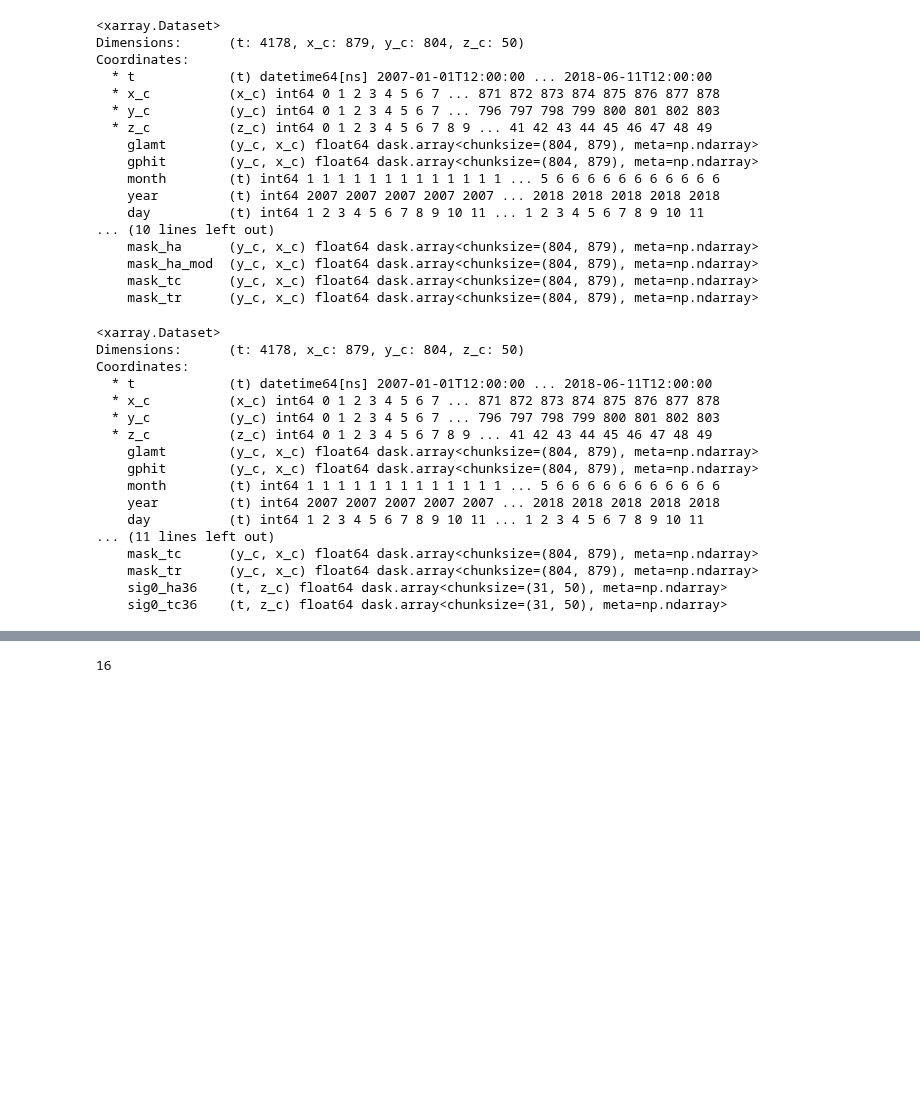
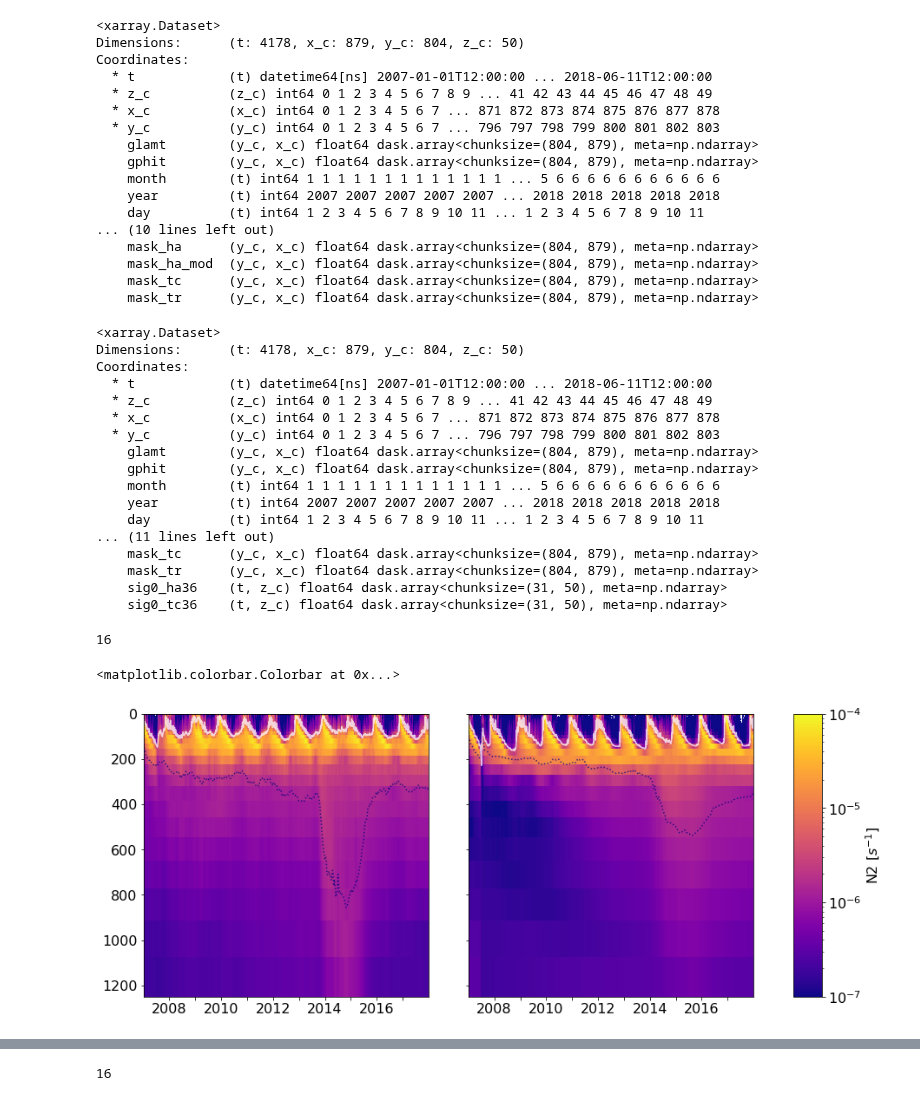
Before and after one commit to bguelk/JGR_2023_MaudRise, a Jupyter notebook: plot_figures/Untitled.ipynb, the cells around one changed output, grey strips where cells are left out. Drawn from its saved outputs; the diff is of its cells as text; code cells hidden in the pictures; blank space fills up the shorter version.

```diff
--- a/plot_figures/Untitled.ipynb
+++ b/plot_figures/Untitled.ipynb
@@ -25,7 +24,7 @@ rd=60
 dt=86400
 # %%
 # THIS is just a quick draft for plotting , DOUBLE CHECK DEPTH!!
-ds1=xr.open_mfdataset(path+'*_m36.nc',chunks={'t':60})
+ds1=xr.open_mfdataset(path+'*mean*_m36.nc',chunks={'t':60})
 ds2=xr.open_mfdataset('../../MAUD_RISE_config/maud_v4/m36_ke2/mld*_m36.nc',chunks={'t':60})
 ds3=xr.open_mfdataset('../../MAUD_RISE_config/maud_v4/m36_ke2/sic*_m36.nc',chunks={'t':60})
 ds4=xr.open_mfdataset('../../MAUD_RISE_config/maud_v4/m36_ke2/sit*_m36.nc',chunks={'t':60})
@@ -55,9 +54,9 @@ ds36
 Dimensions:      (t: 4178, x_c: 879, y_c: 804, z_c: 50)
 Coordinates:
   * t            (t) datetime64[ns] 2007-01-01T12:00:00 ... 2018-06-11T12:00:00
+  * z_c          (z_c) int64 0 1 2 3 4 5 6 7 8 9 ... 41 42 43 44 45 46 47 48 49
   * x_c          (x_c) int64 0 1 2 3 4 5 6 7 ... 871 872 873 874 875 876 877 878
   * y_c          (y_c) int64 0 1 2 3 4 5 6 7 ... 796 797 798 799 800 801 802 803
-  * z_c          (z_c) int64 0 1 2 3 4 5 6 7 8 9 ... 41 42 43 44 45 46 47 48 49
     glamt        (y_c, x_c) float64 dask.array<chunksize=(804, 879), meta=np.ndarray>
     gphit        (y_c, x_c) float64 dask.array<chunksize=(804, 879), meta=np.ndarray>
     month        (t) int64 1 1 1 1 1 1 1 1 1 1 1 1 1 ... 5 6 6 6 6 6 6 6 6 6 6 6
@@ -82,9 +81,9 @@ ds36
 Dimensions:      (t: 4178, x_c: 879, y_c: 804, z_c: 50)
 Coordinates:
   * t            (t) datetime64[ns] 2007-01-01T12:00:00 ... 2018-06-11T12:00:00
+  * z_c          (z_c) int64 0 1 2 3 4 5 6 7 8 9 ... 41 42 43 44 45 46 47 48 49
   * x_c          (x_c) int64 0 1 2 3 4 5 6 7 ... 871 872 873 874 875 876 877 878
   * y_c          (y_c) int64 0 1 2 3 4 5 6 7 ... 796 797 798 799 800 801 802 803
-  * z_c          (z_c) int64 0 1 2 3 4 5 6 7 8 9 ... 41 42 43 44 45 46 47 48 49
     glamt        (y_c, x_c) float64 dask.array<chunksize=(804, 879), meta=np.ndarray>
     gphit        (y_c, x_c) float64 dask.array<chunksize=(804, 879), meta=np.ndarray>
     month        (t) int64 1 1 1 1 1 1 1 1 1 1 1 1 1 ... 5 6 6 6 6 6 6 6 6 6 6 6
@@ -97,0 +100,47 @@ Coordinates:
+# %%
+T,P=np.meshgrid(pmid[0,:],ds36.t)
+# %%
+#Figure of spatial average of T and S properties
+n_lev=16
+col = cmr.take_cmap_colors(cmo.thermal, n_lev, return_fmt='hex')
+
+col[-1]='#faf0e6'
+colors_halo=mcolors.LinearSegmentedColormap.from_list('colormap', col)
+print(len(col))
+
+from matplotlib.gridspec import GridSpec, GridSpecFromSubplotSpec
+
+fig,axes=plt.subplots(1,3,figsize=(14,6),gridspec_kw={'width_ratios':[1,1,0.1]})
+ax=axes[0]
+ax.pcolormesh(P.T,T.T,N2_ha.T,norm=LogNorm(vmin=1e-7,vmax=1e-4),cmap='plasma')
+#ct1=ds36.T_mean_ha.rolling(t=5,center=True).mean().plot.contourf(x='t',y='depth',ax=ax,cmap=colors_halo,vmin=-.5,vmax=1.,levels=n_lev,add_colorbar=False)
+c1=ds36.sig0_ha36.rolling(t=7,center=True).mean().plot.contour(x='t',y='depth',ax=ax,levels=[27.67],colors='navy',alpha=.75,linestyles=':')
+ds36.MLD_mean_ha.plot(ax=ax,color='w',alpha=.75,linestyle='-')
+ax.set_ylabel('')
+ax.set_xlabel('')
+ax.set_xticklabels(['','2008','','2010','','2012','','2014','','2016',''])
+plt.setp(ax.get_xticklabels(), ha="center", rotation=0)
+ax.set_title('')
+#ax.set_xticklabels('')
+#ax.set_yticklabels('')
+ax.set_ylim(1250,0)
+ax.set_xlim((time_array36[1],time_array36[-163]))
+
+ax=axes[1]
+ct1=ax.pcolormesh(P.T,T.T,N2_tc.T,norm=LogNorm(vmin=1e-7,vmax=1e-4),cmap='plasma')
+c3=ds36.sig0_tc36.rolling(t=7,center=True).mean().plot.contour(x='t',y='depth',ax=ax,levels=[27.67],colors='navy',alpha=.75,linestyles=':')
+ds36.MLD_mean_tc.plot(ax=ax,color='w',alpha=.75)
+ax.set_ylabel('')
+ax.set_xlabel('')
+ax.set_title('')
+ax.set_xticklabels(['','2008','','2010','','2012','','2014','','2016',''])
+plt.setp(ax.get_xticklabels(), ha="center", rotation=0)
+ax.set_yticklabels('')
+ax.set_ylim(1250,0)
+ax.set_xlim((time_array36[1],time_array36[-163]))
+
+plt.colorbar(ct1,cax=axes[2],orientation="vertical",label='N2 [$s^{-2}$]')#,ticks=np.arange(1e-7,1.25,0.25))
+# %% [output]
+16
+<matplotlib.colorbar.Colorbar at 0x...>
+[figure, added]
```
Also changed, not shown: parts of 4 cells of this notebook, 2 other files.
